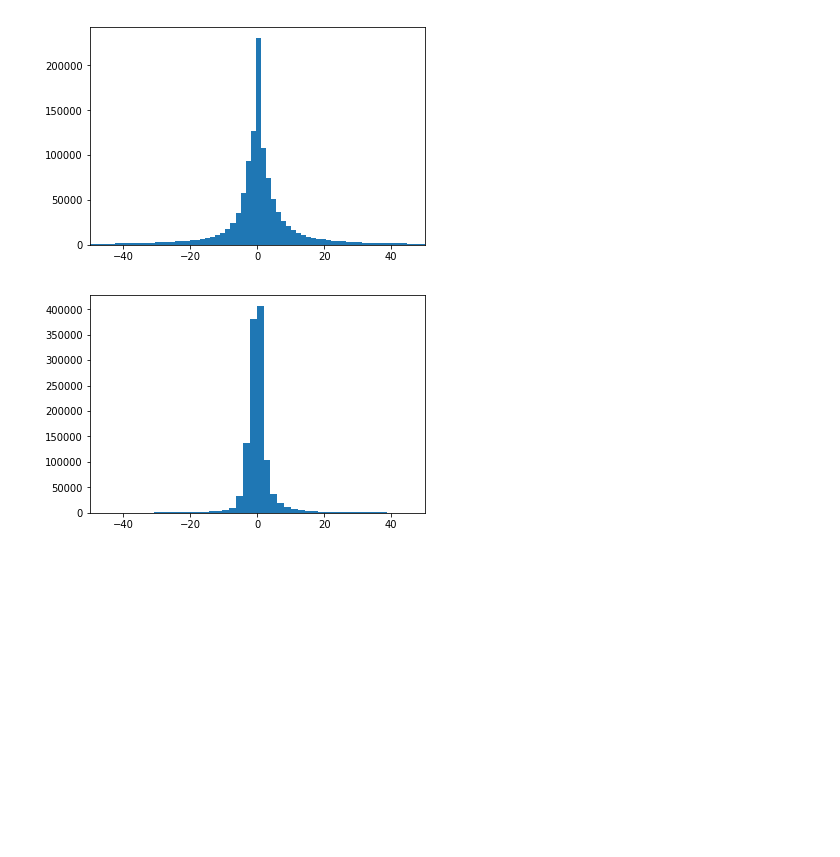
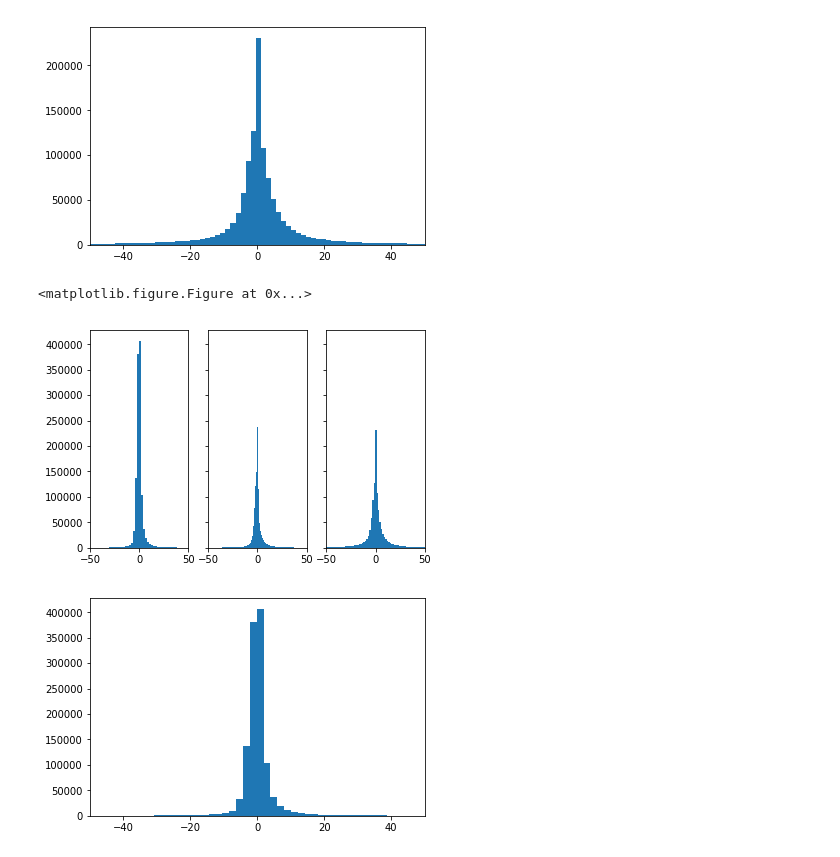
Before and after one commit to mj1e16lsst/keplerPhotometry, a Jupyter notebook: histograms.ipynb, the cells around one changed output. Cells and saved outputs as stored; diff of their text form; code cells hidden in the pictures; blank space fills up the shorter version.

```diff
--- a/histograms.ipynb
+++ b/histograms.ipynb
@@ -229,3 +302,16 @@ for im in images:
 [figure]
 [figure]
 [figure]
+# %%
+fig,axes = plt.subplots(1,3,sharey=True)
+
+for im in range(len(images)):
+    hdu_list = fits.open(images[im])
+    image_data = hdu_list[0].data
+    axes[im].hist(image_data.flatten(),10000)
+    axes[im].set_xlim([-50,50])
+plt.savefig('/home/mj1e16/thesisFigures/diffImHist.png')
+plt.show()
+# %% [output]
+<matplotlib.figure.Figure at 0x...>
+[figure, added]
```
Also changed, not shown: parts of 10 cells of this notebook, 12 other files.
